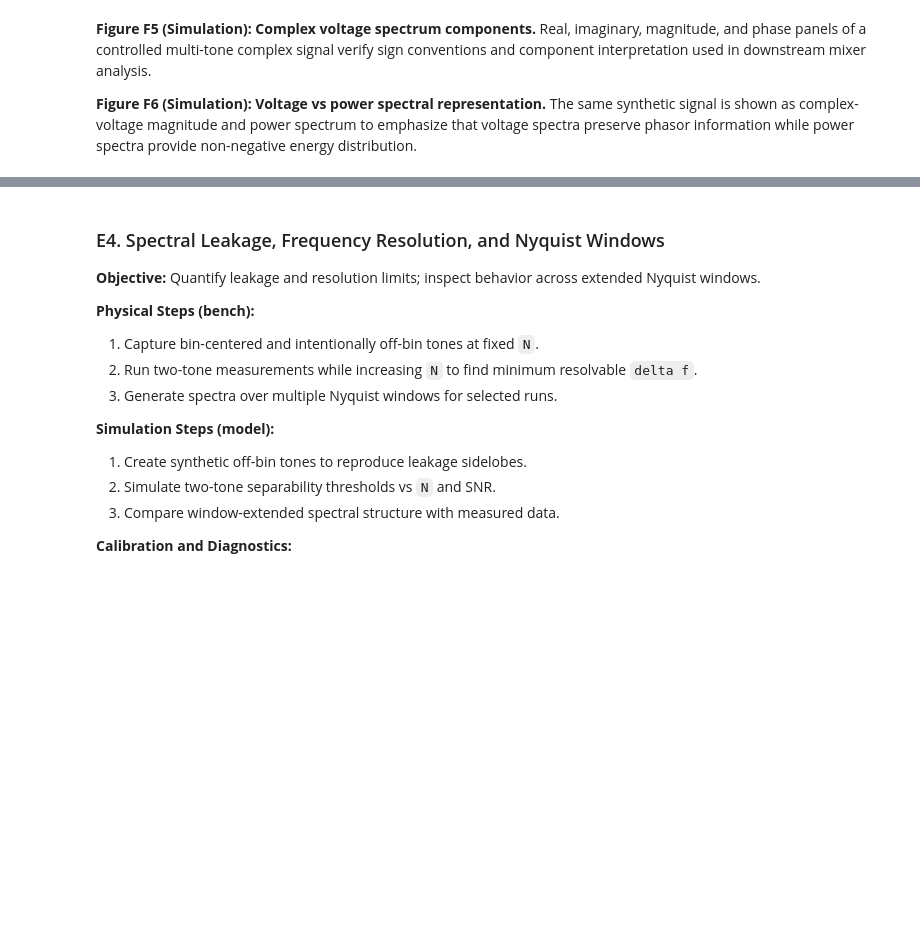
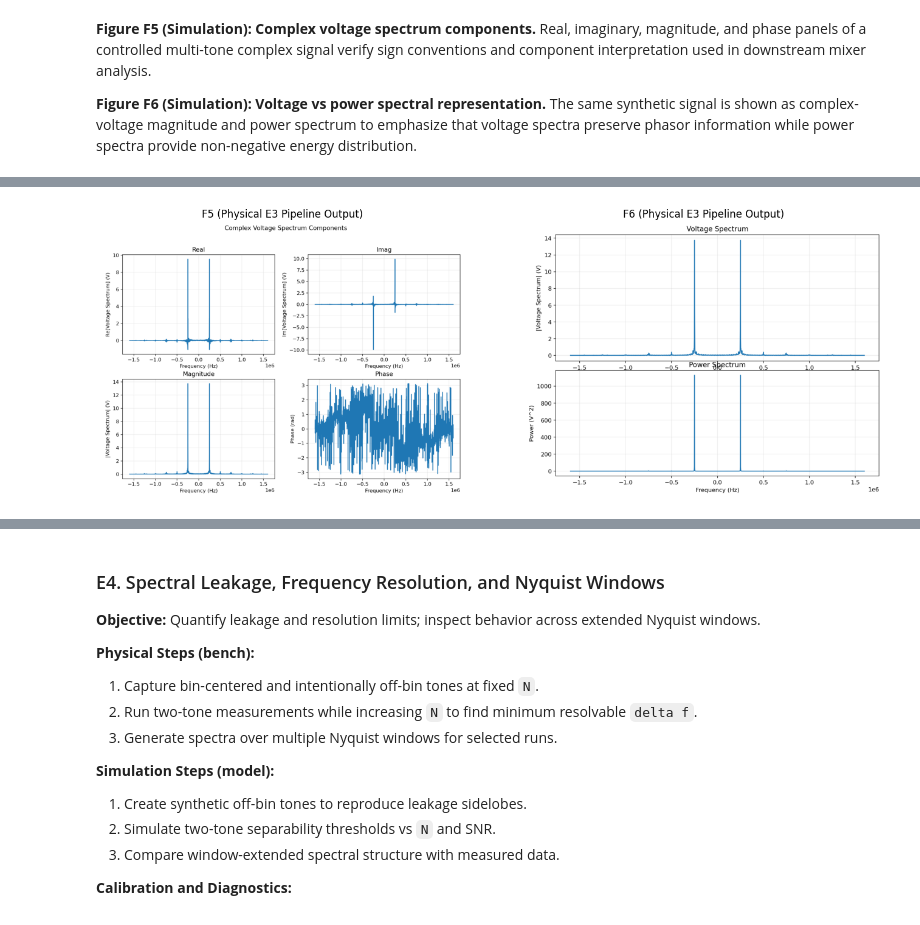
Before and after one commit to raw-asparagus/astron-121, a Jupyter notebook: 01/01.ipynb, the cells around one changed output, grey strips where cells are left out. Cells and saved outputs as stored; diff of their text form; code cells hidden in the pictures; blank space fills up the shorter version.

```diff
--- a/01/01.ipynb
+++ b/01/01.ipynb
@@ -1289,0 +1307,95 @@ save_figure(fig_f6, "F6_voltage_vs_power_sim.png")
+# %%
+# PIPELINE_RUNNER: E3 physical raw -> processed integration
+REBUILD_E3_PHYSICAL = False
+
+E3_RAW_SOURCE = LAB_DIR / DEFAULT_E3_RAW_SOURCE
+E3_RUN_CATALOG_PATH = LAB_DIR / DEFAULT_E3_RUN_CATALOG_PATH
+E3_QC_CATALOG_PATH = LAB_DIR / DEFAULT_E3_QC_CATALOG_PATH
+E3_SPECTRUM_TABLE_PATH = LAB_DIR / DEFAULT_E3_SPECTRUM_TABLE_PATH
+E3_T2_TABLE_PATH = LAB_DIR / DEFAULT_E3_T2_TABLE_PATH
+E3_F5_PHYSICAL_PATH = LAB_DIR / DEFAULT_E3_F5_FIGURE_PATH
+E3_F6_PHYSICAL_PATH = LAB_DIR / DEFAULT_E3_F6_FIGURE_PATH
+
+if not E3_RAW_SOURCE.exists():
+    raise FileNotFoundError(f"E3 raw source not found: {E3_RAW_SOURCE}")
+
+need_rebuild_e3 = REBUILD_E3_PHYSICAL or not (
+    E3_RUN_CATALOG_PATH.exists()
+    and E3_QC_CATALOG_PATH.exists()
+    and E3_SPECTRUM_TABLE_PATH.exists()
+    and E3_T2_TABLE_PATH.exists()
+    and E3_F5_PHYSICAL_PATH.exists()
+    and E3_F6_PHYSICAL_PATH.exists()
+)
+
+if need_rebuild_e3:
+    e3_run_catalog = build_e3_run_catalog(E3_RAW_SOURCE)
+    e3_qc_catalog = build_e3_qc_catalog(e3_run_catalog)
+    e3_spectrum_profile = build_e3_spectrum_profile(
+        e3_qc_catalog,
+        use_qc_analysis_pass=True,
+        preferred_mode="single_tone",
+    )
+    e3_t2_physical = build_e3_t2_table(e3_qc_catalog)
+
+    write_dataframe_csv(e3_run_catalog, E3_RUN_CATALOG_PATH)
+    write_dataframe_csv(e3_qc_catalog, E3_QC_CATALOG_PATH)
+    write_dataframe_csv(e3_spectrum_profile, E3_SPECTRUM_TABLE_PATH)
+    write_table_manifest_csv(e3_t2_physical, E3_T2_TABLE_PATH)
+    write_e3_voltage_components_figure(e3_spectrum_profile, E3_F5_PHYSICAL_PATH)
+    write_e3_voltage_power_figure(e3_spectrum_profile, E3_F6_PHYSICAL_PATH, power_db=False)
+else:
+    e3_run_catalog = pd.read_csv(E3_RUN_CATALOG_PATH)
+    e3_qc_catalog = pd.read_csv(E3_QC_CATALOG_PATH)
+    e3_spectrum_profile = pd.read_csv(E3_SPECTRUM_TABLE_PATH)
+    e3_t2_physical = pd.read_csv(E3_T2_TABLE_PATH)
+
+summary_e3_physical = pd.DataFrame(
+    {
+        "metric": [
+            "raw_source",
+            "run_catalog_rows",
+            "qc_analysis_pass_rows",
+            "qc_recommended_pass_rows",
+            "spectrum_rows",
+            "selected_run_id",
+            "t2_rows",
+            "f5_figure_path",
+            "f6_figure_path",
+            "rebuild_performed",
+        ],
+        "value": [
+            str(E3_RAW_SOURCE),
+            len(e3_run_catalog),
+            int(e3_qc_catalog["qc_analysis_pass"].fillna(False).sum()) if "qc_analysis_pass" in e3_qc_catalog.columns else np.nan,
+            int(e3_qc_catalog["qc_recommended_pass"].fillna(False).sum()) if "qc_recommended_pass" in e3_qc_catalog.columns else np.nan,
+            len(e3_spectrum_profile),
+            str(e3_spectrum_profile["run_id"].iloc[0]) if len(e3_spectrum_profile) > 0 and "run_id" in e3_spectrum_profile.columns else "",
+            len(e3_t2_physical),
+            str(E3_F5_PHYSICAL_PATH),
+            str(E3_F6_PHYSICAL_PATH),
+            bool(need_rebuild_e3),
+        ],
+    }
+)
+
+display(summary_e3_physical)
+display(e3_t2_physical.head())
+display(e3_spectrum_profile.head())
+
+img_f5_physical = plt.imread(E3_F5_PHYSICAL_PATH)
+img_f6_physical = plt.imread(E3_F6_PHYSICAL_PATH)
+fig_e3_phys, axes_e3_phys = plt.subplots(1, 2, figsize=(14, 5))
+axes_e3_phys[0].imshow(img_f5_physical)
+axes_e3_phys[0].set_title("F5 (Physical E3 Pipeline Output)")
+axes_e3_phys[0].axis("off")
+axes_e3_phys[1].imshow(img_f6_physical)
+axes_e3_phys[1].set_title("F6 (Physical E3 Pipeline Output)")
+axes_e3_phys[1].axis("off")
+fig_e3_phys.tight_layout()
+display(fig_e3_phys)
+plt.close(fig_e3_phys)
+
+generated_figure_labels.append(str(E3_F5_PHYSICAL_PATH))
+generated_figure_labels.append(str(E3_F6_PHYSICAL_PATH))
+# %% [output]
@@ -1289,0 +1425 @@ save_figure(fig_f6, "F6_voltage_vs_power_sim.png")
+[figure, added]
```
Also changed, not shown: parts of 8 cells of this notebook, 18 other files.
